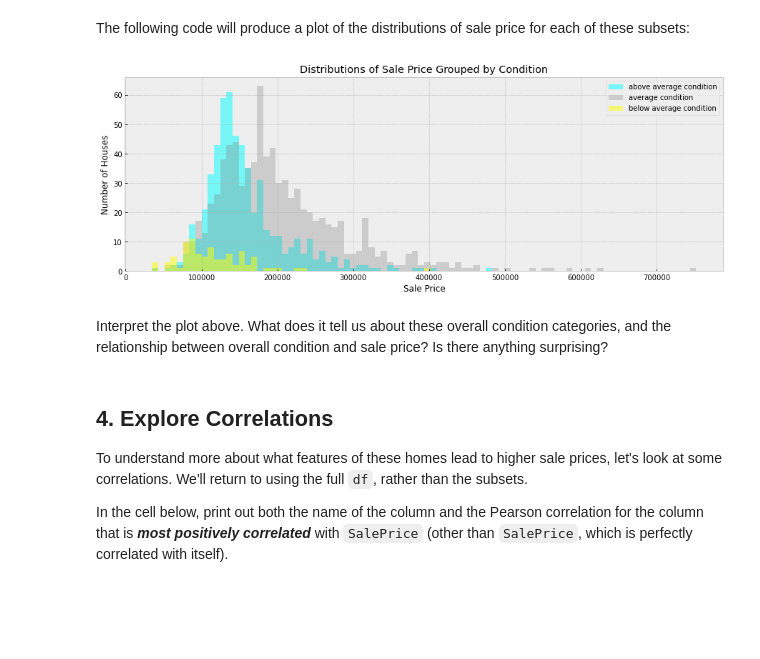
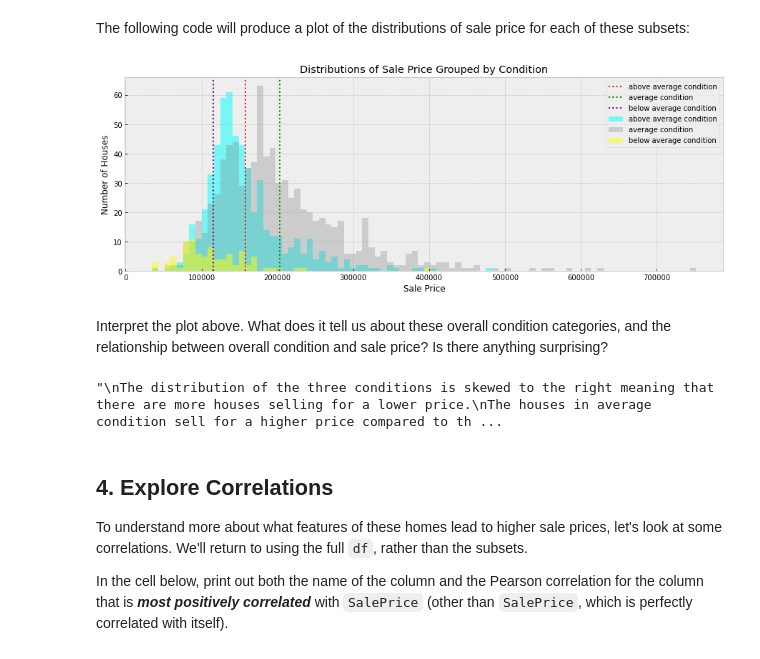
Before and after one commit to Brian-Kanyenje/dsc-pandas-eda-lab, a Jupyter notebook: index.ipynb, the cells around one changed output. Drawn from its saved outputs; the diff is of its cells as text; code cells hidden in the pictures; blank space fills up the shorter version.

```diff
--- a/index.ipynb
+++ b/index.ipynb
@@ -396,33 +404,53 @@ bins = range(df["SalePrice"].min(), df["SalePrice"].max(), int(df["SalePrice"].m
 # Plot three histograms, with reduced opacity (alpha) so we
 # can see them overlapping
 ax.hist(
     x=above_average_condition["SalePrice"],
     label="above average condition",
     bins=bins,
     color="cyan",
     alpha=0.5
 )
+ax.axvline(
+    above_average_condition["SalePrice"].mean(),
+    linestyle=":",
+    linewidth=2,
+    color='red',
+    label='above average condition'
+)
 ax.hist(
     x=average_condition["SalePrice"],
     label="average condition",
     bins=bins,
     color="gray",
     alpha=0.3
+)
+ax.axvline(
+    average_condition["SalePrice"].mean(),
+    linestyle=":",
+    linewidth=2,
+    color='green',
+    label='average condition'
 )
 ax.hist(
     x=below_average_condition["SalePrice"],
     label="below average condition",
     bins=bins,
     color="yellow",
     alpha=0.5
 )
+ax.axvline(below_average_condition["SalePrice"].mean(),
+           linestyle=":",
+           linewidth=2,
+           color='purple',
+          label='below average condition',
+)
 
 # Customize labels
 ax.set_title("Distributions of Sale Price Grouped by Condition")
 ax.set_xlabel("Sale Price")
 ax.set_ylabel("Number of Houses")
 ax.legend();
 # %% [output]
-[figure, old version]
+[figure, new version]
 # %% [markdown]
 Interpret the plot above. What does it tell us about these overall condition categories, and the relationship between overall condition and sale price? Is there anything surprising?
@@ -434,3 +457,15 @@ None
+# %%
+# Replace None with appropriate text
+"""
+The distribution of the three conditions is skewed to the right meaning that there are more houses selling for a lower price.
+The houses in average condition sell for a higher price compared to the houses in above average and below average condition.
+This is evident from the fact that the average condition mean is greater than the above average condition mean.The houses in
+average condition also have a wider range of sale price compared to the houses in above average and below averagecondition.
+What's surprising about this is that average condition houses are selling ata higher price compared to houses in above average
+condition.
+"""
+# %% [output]
+"\nThe distribution of the three conditions is skewed to the right meaning that there are more houses selling for a lower price.\nThe houses in average condition sell for a higher price compared to th ...
 # %% [markdown]
 ## 4. Explore Correlations
 
```
Also changed, not shown: parts of 7 cells of this notebook.
